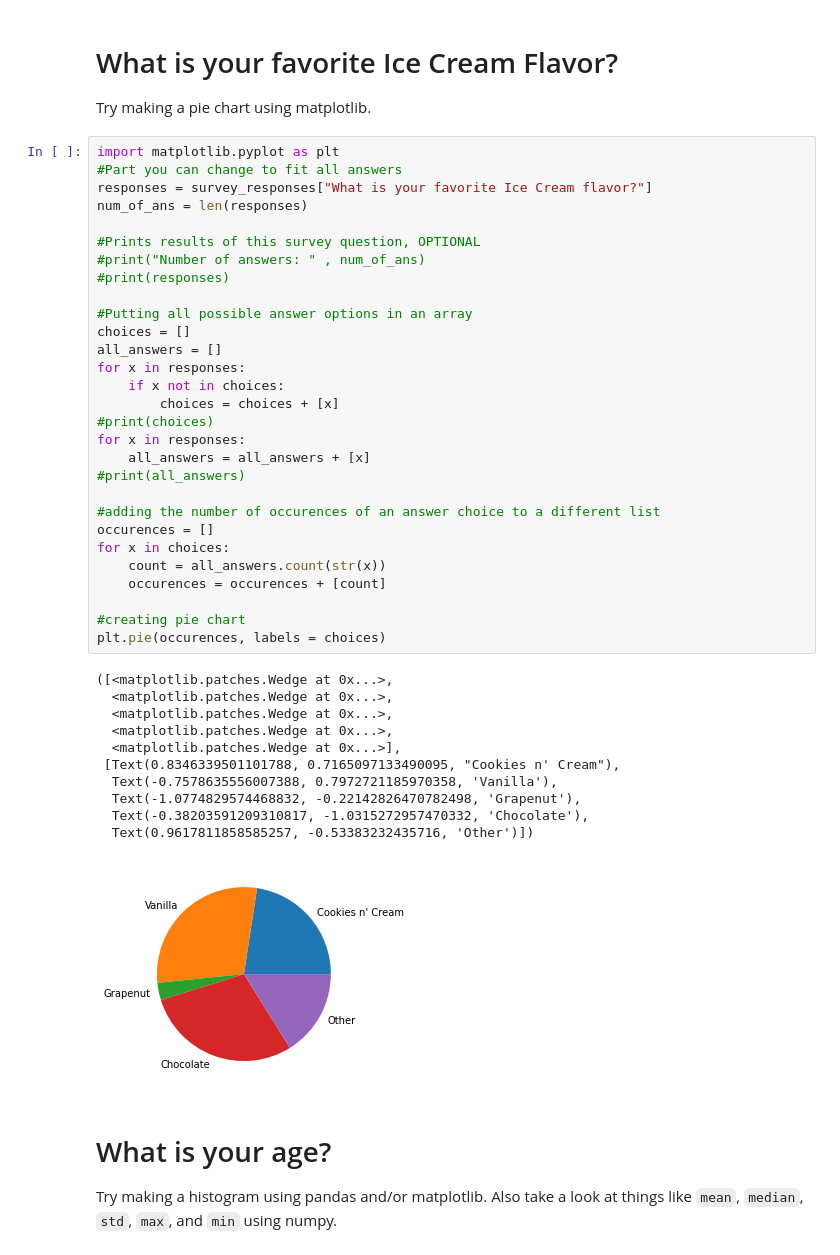
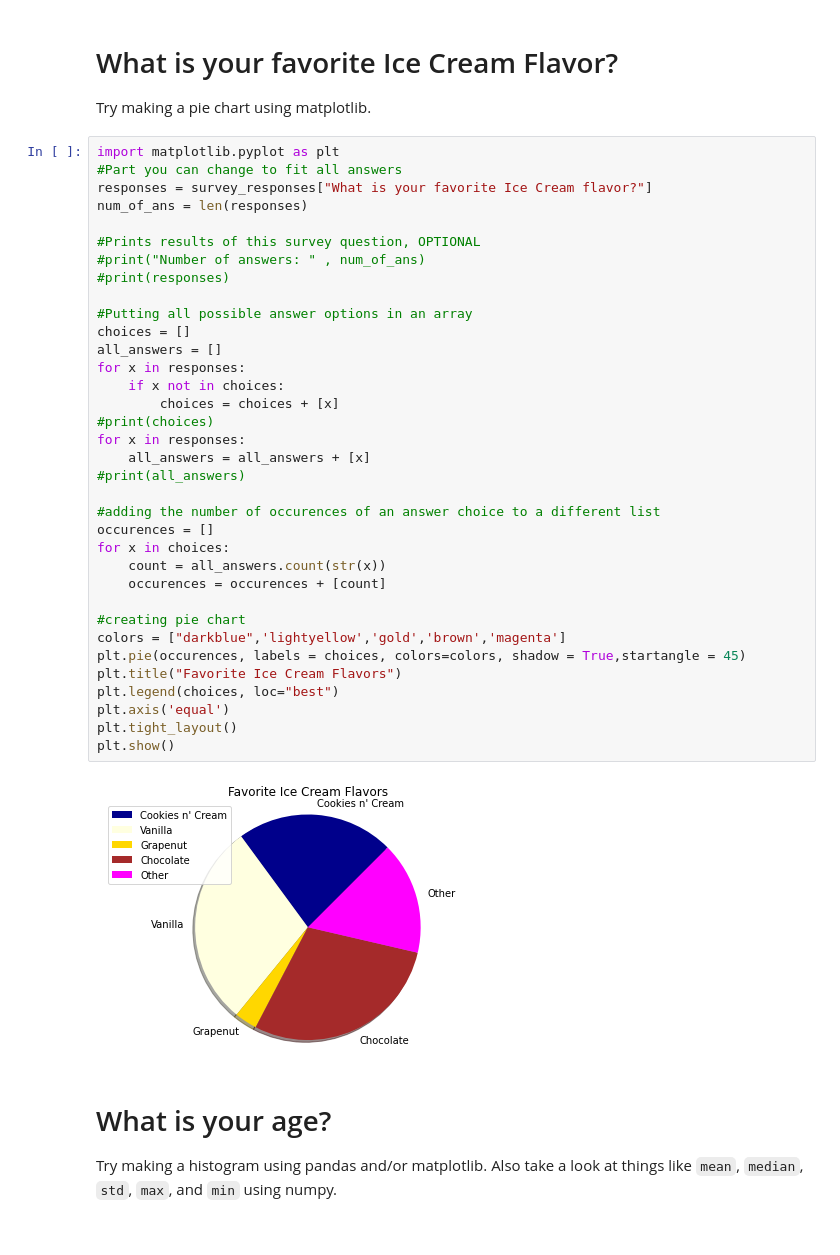
Before and after one commit to Z-EAC/STEM_Python_Course, a Jupyter notebook: 01_Week1/05_PackagesIntro/05_A_packages_activity.ipynb, the cells around one changed output. Cells and saved outputs as stored; diff of their text form.

```diff
--- a/01_Week1/05_PackagesIntro/05_A_packages_activity.ipynb
+++ b/01_Week1/05_PackagesIntro/05_A_packages_activity.ipynb
@@ -192,44 +174,40 @@ Try making a pie chart using matplotlib.
 # %%
 import matplotlib.pyplot as plt
 #Part you can change to fit all answers
 responses = survey_responses["What is your favorite Ice Cream flavor?"]
 num_of_ans = len(responses)
 
 #Prints results of this survey question, OPTIONAL
 #print("Number of answers: " , num_of_ans)
 #print(responses)
 
 #Putting all possible answer options in an array
 choices = []
 all_answers = []
 for x in responses:
     if x not in choices:
         choices = choices + [x]
 #print(choices)
 for x in responses:
     all_answers = all_answers + [x]
 #print(all_answers)
 
 #adding the number of occurences of an answer choice to a different list
 occurences = []
 for x in choices:
     count = all_answers.count(str(x))
     occurences = occurences + [count]
 
 #creating pie chart
-plt.pie(occurences, labels = choices)
+colors = ["darkblue",'lightyellow','gold','brown','magenta']
+plt.pie(occurences, labels = choices, colors=colors, shadow = True,startangle = 45)
+plt.title("Favorite Ice Cream Flavors")
+plt.legend(choices, loc="best")
+plt.axis('equal')
+plt.tight_layout()
+plt.show()
 # %% [output]
-([<matplotlib.patches.Wedge at 0x...>,
-  <matplotlib.patches.Wedge at 0x...>,
-  <matplotlib.patches.Wedge at 0x...>,
-  <matplotlib.patches.Wedge at 0x...>,
-  <matplotlib.patches.Wedge at 0x...>],
- [Text(0.8346339501101788, 0.7165097133490095, "Cookies n' Cream"),
-  Text(-0.7578635556007388, 0.7972721185970358, 'Vanilla'),
-  Text(-1.0774829574468832, -0.22142826470782498, 'Grapenut'),
-  Text(-0.38203591209310817, -1.0315272957470332, 'Chocolate'),
-  Text(0.9617811858585257, -0.53383232435716, 'Other')])
-[figure, old version]
+[figure, new version]
 # %% [markdown]
 # What is your age?
 Try making a histogram using pandas and/or matplotlib. Also take a look at things like `mean`, `median`, `std`, `max`, and `min` using numpy.
```
Also changed, not shown: parts of 2 cells of this notebook.
